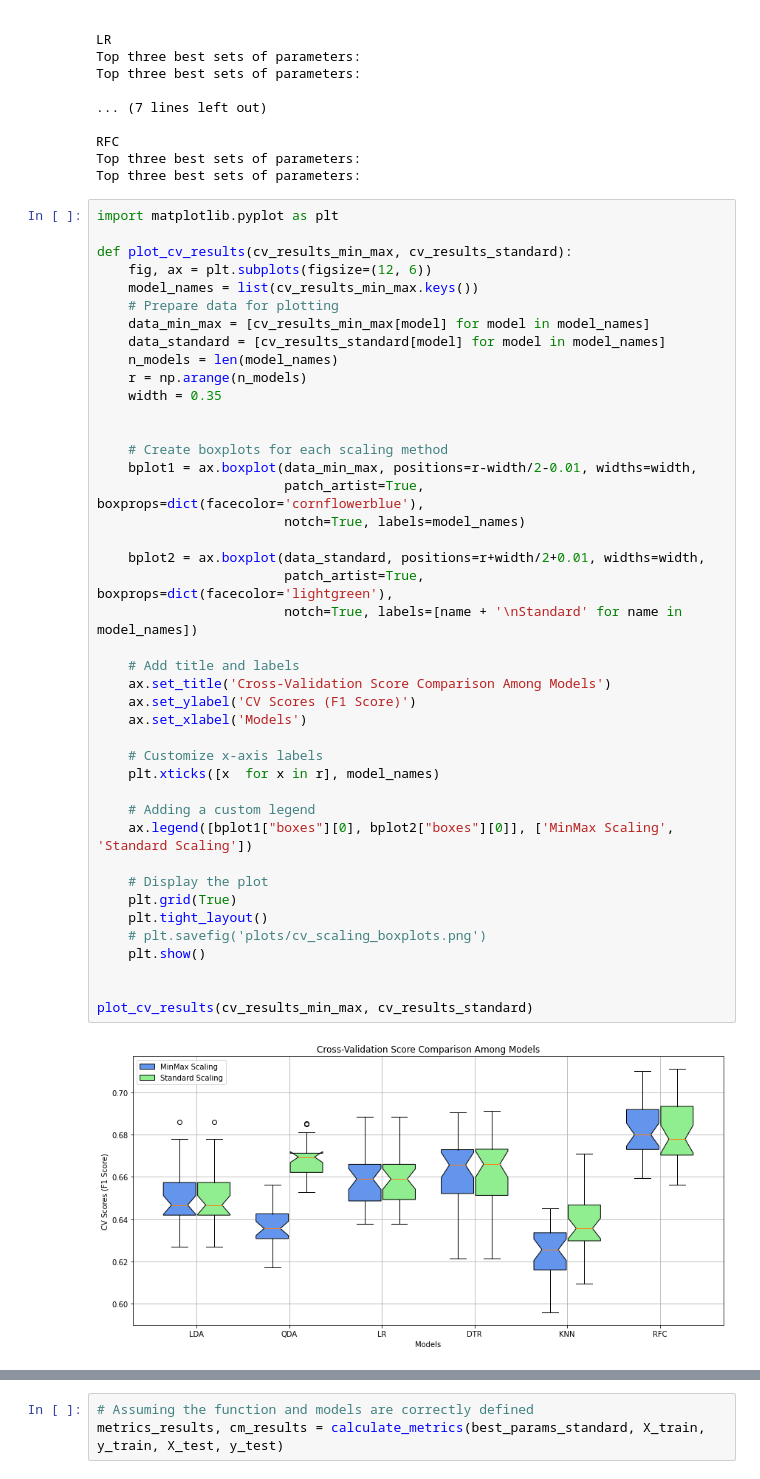
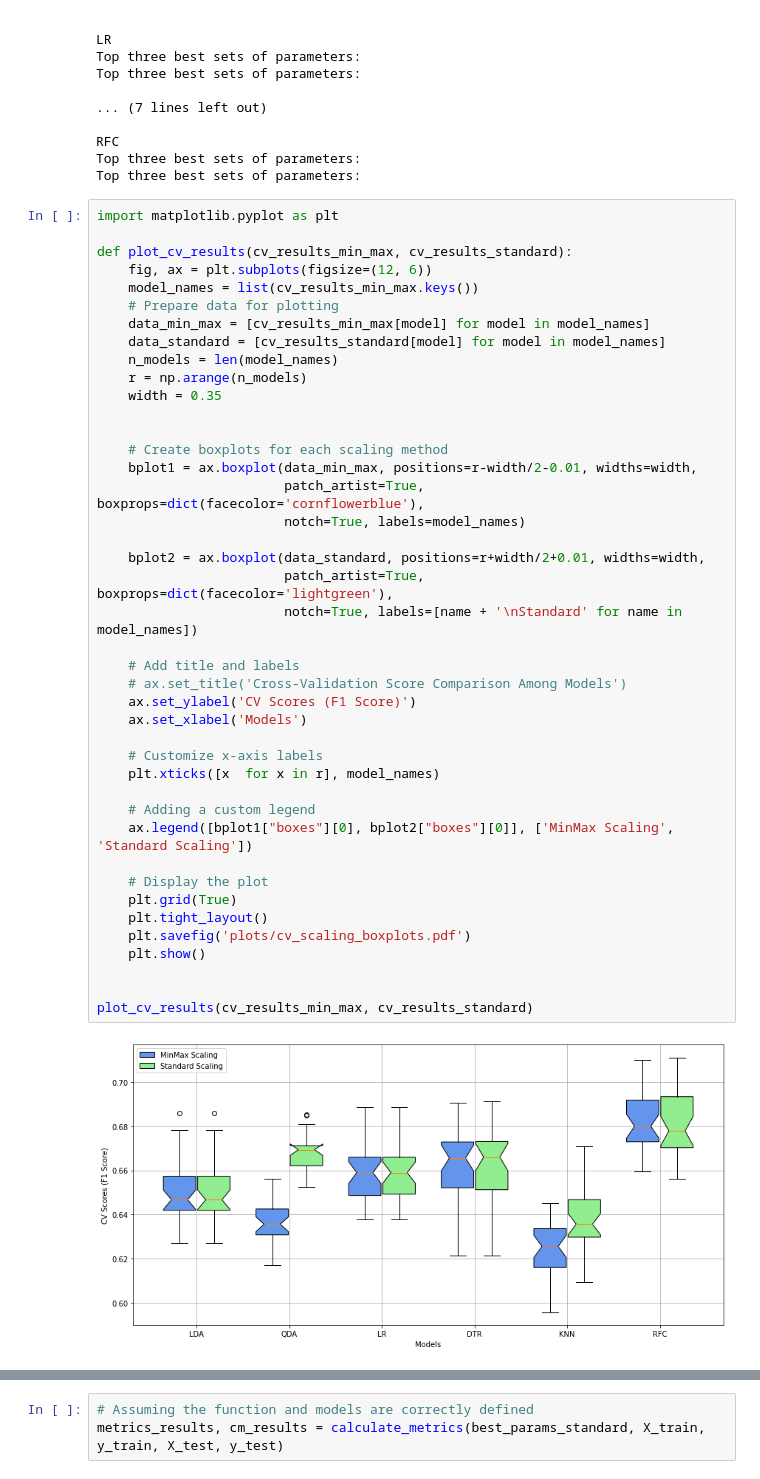
Before and after one commit to Paulina-Iwach/Data_Mining_Project, a Jupyter notebook: classification.ipynb, the cells around one changed output, grey strips where cells are left out. Cells and saved outputs as stored; diff of their text form.

```diff
--- a/classification.ipynb
+++ b/classification.ipynb
@@ -215,36 +215,36 @@ def plot_cv_results(cv_results_min_max, cv_results_standard):
     width = 0.35
 
 
     # Create boxplots for each scaling method
     bplot1 = ax.boxplot(data_min_max, positions=r-width/2-0.01, widths=width,
                         patch_artist=True, boxprops=dict(facecolor='cornflowerblue'),
                         notch=True, labels=model_names)
 
     bplot2 = ax.boxplot(data_standard, positions=r+width/2+0.01, widths=width,
                         patch_artist=True, boxprops=dict(facecolor='lightgreen'),
                         notch=True, labels=[name + '\nStandard' for name in model_names])
 
     # Add title and labels
-    ax.set_title('Cross-Validation Score Comparison Among Models')
+    # ax.set_title('Cross-Validation Score Comparison Among Models')
     ax.set_ylabel('CV Scores (F1 Score)')
     ax.set_xlabel('Models')
 
     # Customize x-axis labels
     plt.xticks([x  for x in r], model_names)
 
     # Adding a custom legend
     ax.legend([bplot1["boxes"][0], bplot2["boxes"][0]], ['MinMax Scaling', 'Standard Scaling'])
 
     # Display the plot
     plt.grid(True)
     plt.tight_layout()
-    # plt.savefig('plots/cv_scaling_boxplots.png')
+    plt.savefig('plots/cv_scaling_boxplots.pdf')
     plt.show()
 
 
 plot_cv_results(cv_results_min_max, cv_results_standard)
 # %% [output]
-[figure, old version]
+[figure, new version]
 # %%
 from sklearn.metrics import accuracy_score, precision_score, recall_score, f1_score
 
```
Also changed, not shown: parts of 17 cells of this notebook, 14 other files.
